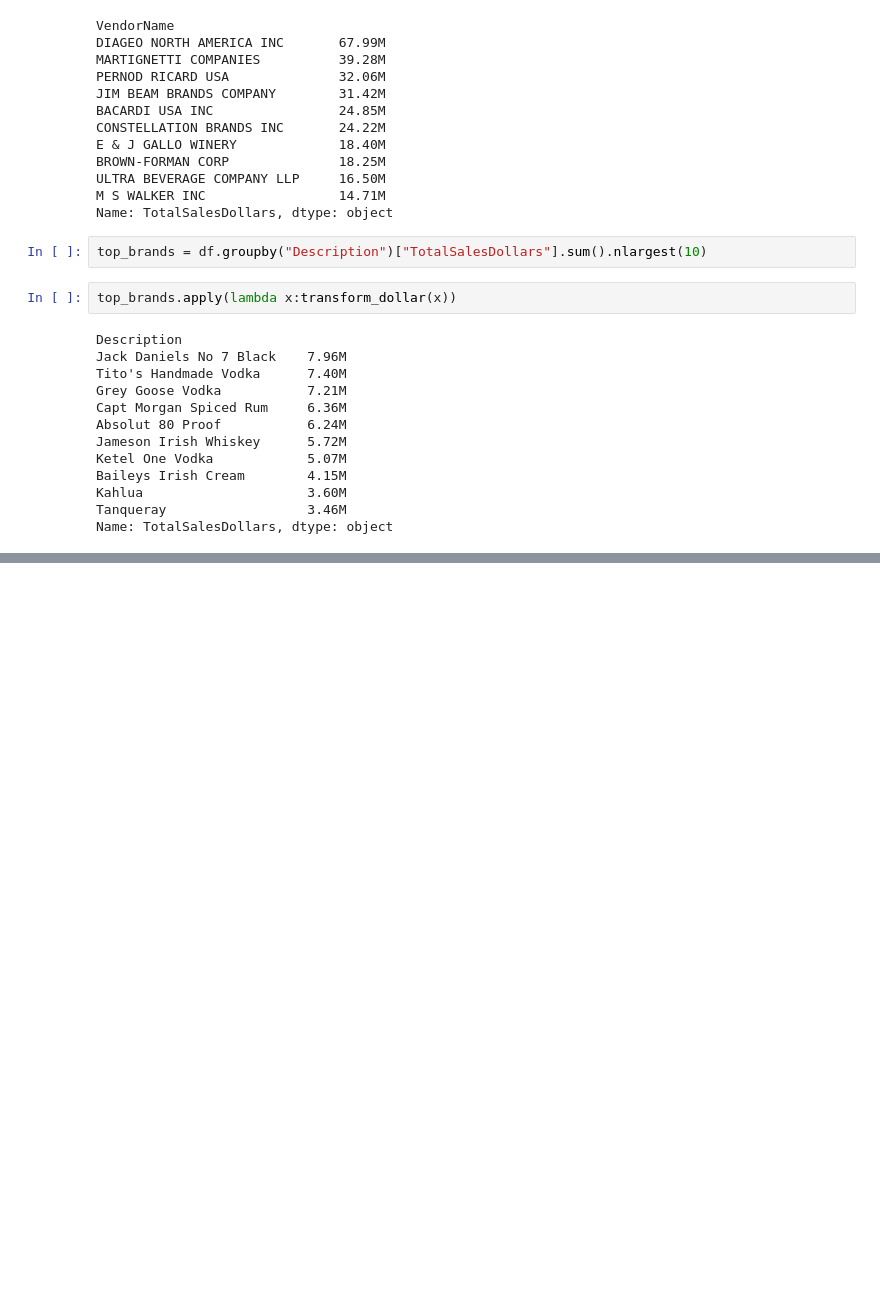
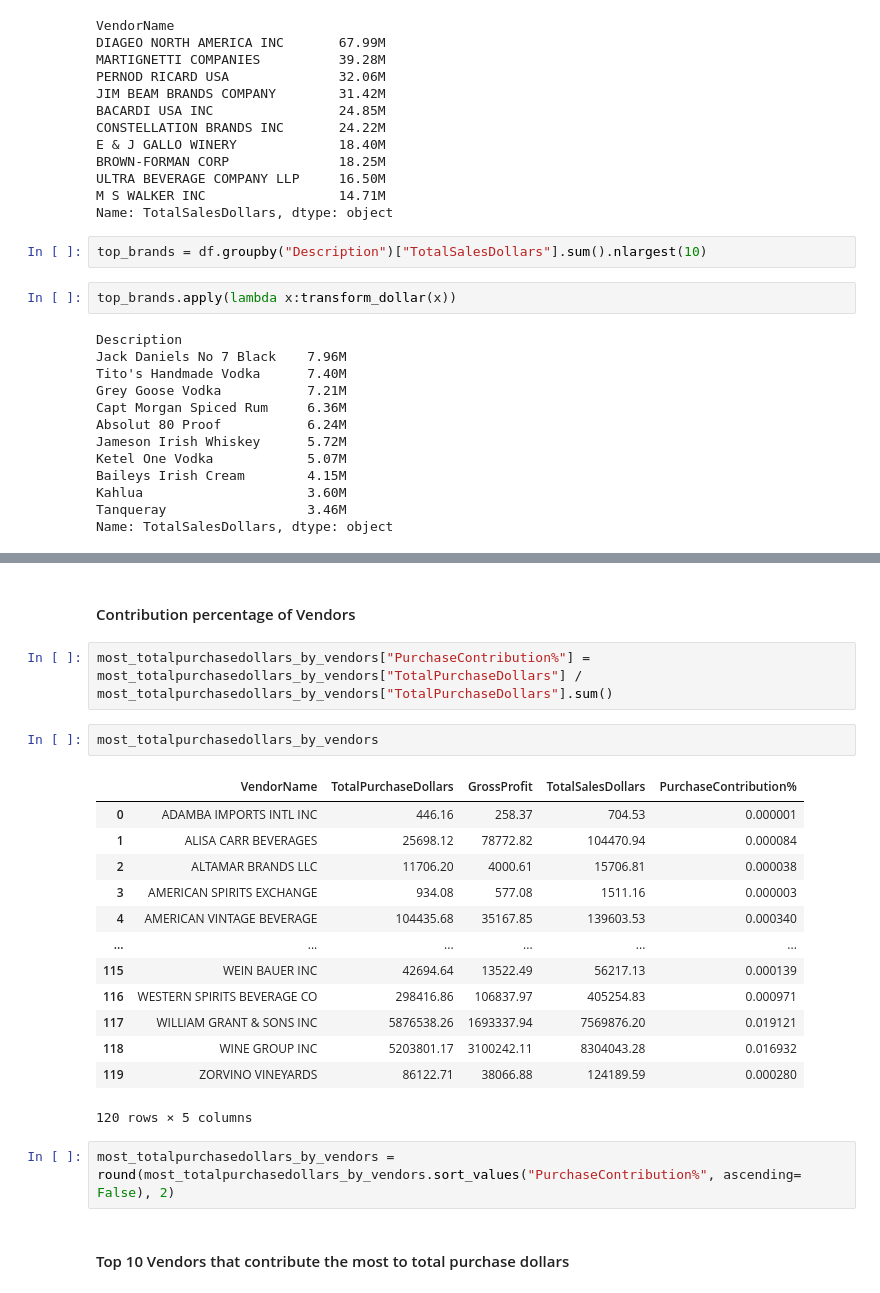
Before and after one commit to fahim-ysr/Vendor-Performance-Analysis, a Jupyter notebook: Exploratory Data Analysis.ipynb, the cells around one changed output, grey strips where cells are left out. Drawn from its saved outputs; the diff is of its cells as text; blank space fills up the shorter version.

```diff
--- a/Exploratory Data Analysis.ipynb
+++ b/Exploratory Data Analysis.ipynb
@@ -315,0 +369,24 @@ Name: TotalSalesDollars, dtype: object
+# %% [markdown]
+#### Contribution percentage of Vendors
+# %%
+most_totalpurchasedollars_by_vendors["PurchaseContribution%"] = most_totalpurchasedollars_by_vendors["TotalPurchaseDollars"] / most_totalpurchasedollars_by_vendors["TotalPurchaseDollars"].sum()
+# %%
+most_totalpurchasedollars_by_vendors
+# %% [output]
+|  | VendorName | TotalPurchaseDollars | GrossProfit | TotalSalesDollars | PurchaseContribution% |
+| 0 | ADAMBA IMPORTS INTL INC | 446.16 | 258.37 | 704.53 | 0.000001 |
+| 1 | ALISA CARR BEVERAGES | 25698.12 | 78772.82 | 104470.94 | 0.000084 |
+| 2 | ALTAMAR BRANDS LLC | 11706.20 | 4000.61 | 15706.81 | 0.000038 |
+| 3 | AMERICAN SPIRITS EXCHANGE | 934.08 | 577.08 | 1511.16 | 0.000003 |
+| 4 | AMERICAN VINTAGE BEVERAGE | 104435.68 | 35167.85 | 139603.53 | 0.000340 |
+| ... | ... | ... | ... | ... | ... |
+| 115 | WEIN BAUER INC | 42694.64 | 13522.49 | 56217.13 | 0.000139 |
+| 116 | WESTERN SPIRITS BEVERAGE CO | 298416.86 | 106837.97 | 405254.83 | 0.000971 |
+| 117 | WILLIAM GRANT & SONS INC | 5876538.26 | 1693337.94 | 7569876.20 | 0.019121 |
+| 118 | WINE GROUP INC | 5203801.17 | 3100242.11 | 8304043.28 | 0.016932 |
+| 119 | ZORVINO VINEYARDS | 86122.71 | 38066.88 | 124189.59 | 0.000280 |
+120 rows × 5 columns
+# %%
+most_totalpurchasedollars_by_vendors = round(most_totalpurchasedollars_by_vendors.sort_values("PurchaseContribution%", ascending= False), 2)
+# %% [markdown]
+#### Top 10 Vendors that contribute the most to total purchase dollars
```
Also changed, not shown: parts of 7 cells of this notebook.
